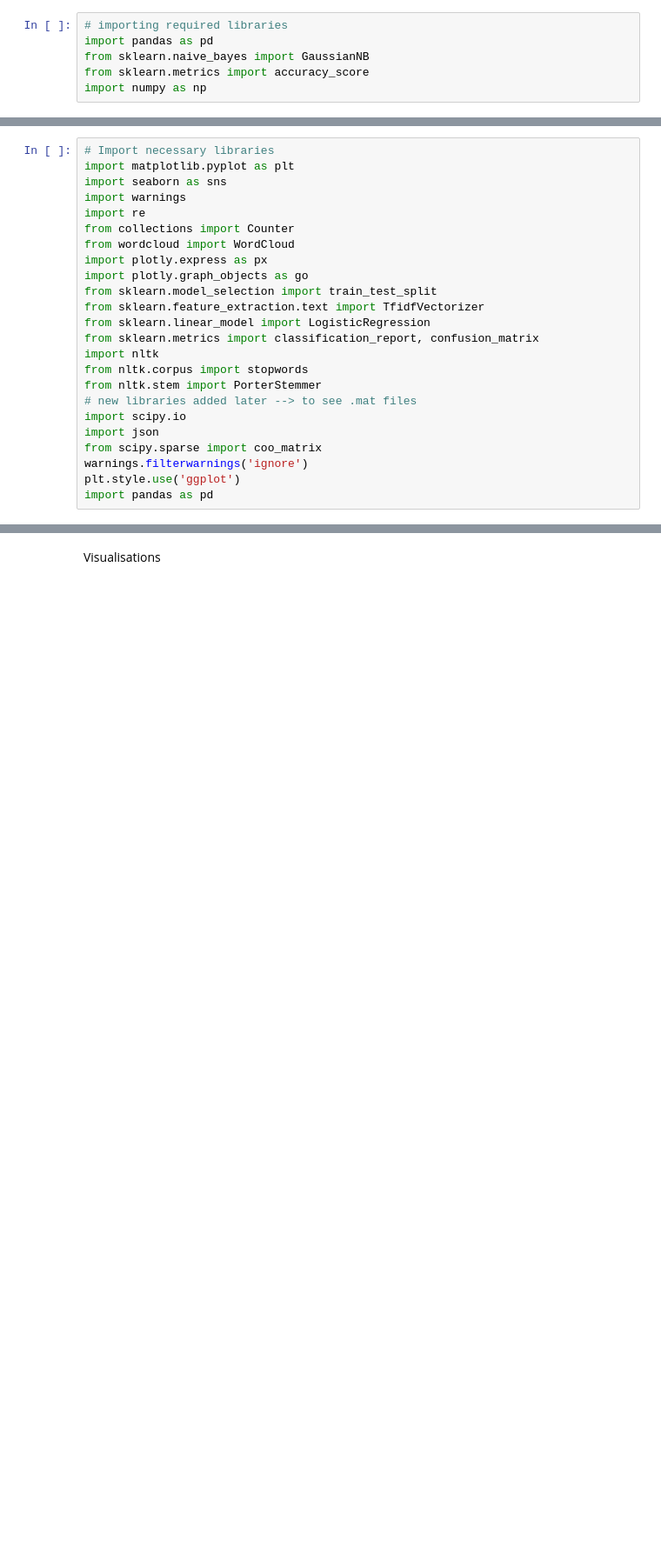
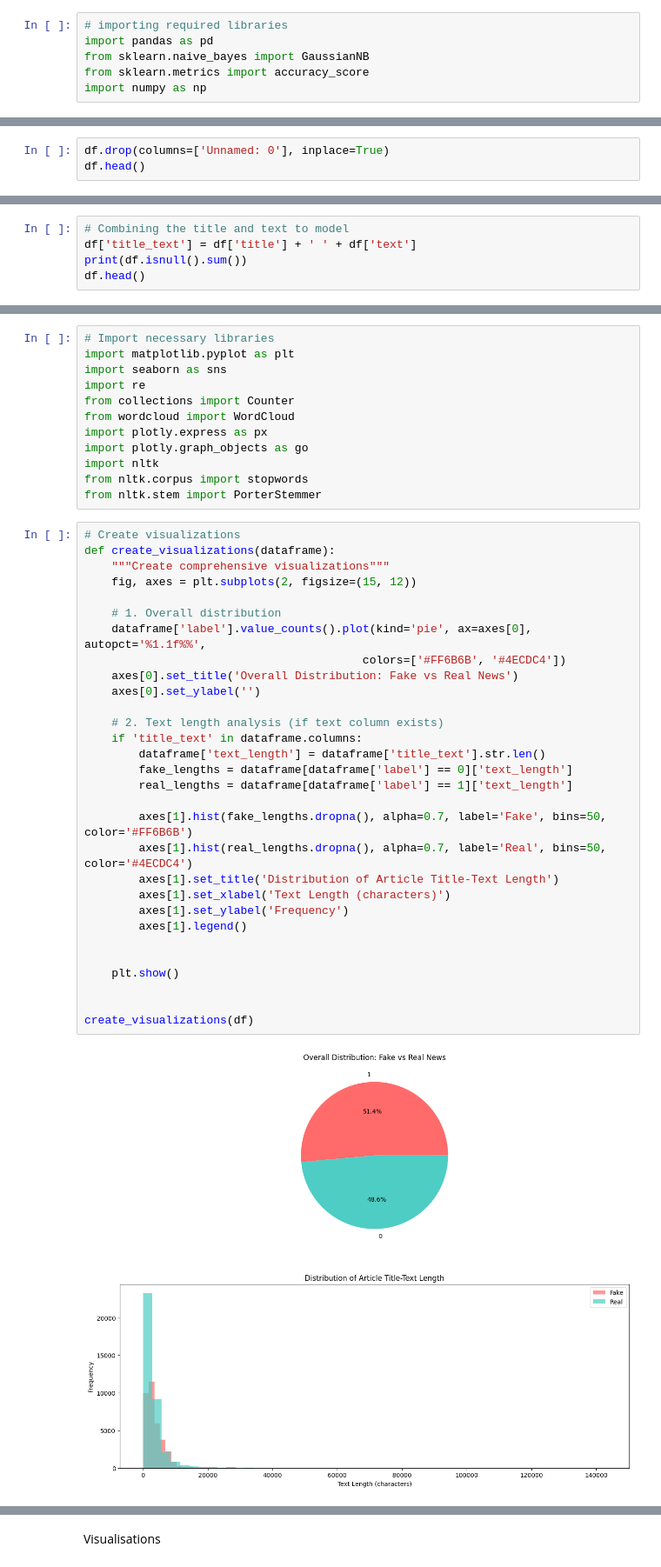
Before and after one commit to saamm/FakeNewsDetector, a Jupyter notebook: Preprocess_data.ipynb, the cells around one changed output, grey strips where cells are left out. Shown at 87% size. Cells and saved outputs as stored; diff of their text form; blank space fills up the shorter version.

```diff
--- a/Preprocess_data.ipynb
+++ b/Preprocess_data.ipynb
@@ -220,0 +37,3 @@ Columns available: ['id', 'title', 'text', 'url', 'top_img', 'authors', 'source'
+# %%
+df.drop(columns=['Unnamed: 0'], inplace=True)
+df.head()
@@ -220,0 +58,5 @@ Columns available: ['id', 'title', 'text', 'url', 'top_img', 'authors', 'source'
+# %%
+# Combining the title and text to model
+df['title_text'] = df['title'] + ' ' + df['text']
+print(df.isnull().sum())
+df.head()
@@ -222,23 +88,43 @@ Columns available: ['id', 'title', 'text', 'url', 'top_img', 'authors', 'source'
 # Import necessary libraries
 import matplotlib.pyplot as plt
 import seaborn as sns
-import warnings
 import re
 from collections import Counter
 from wordcloud import WordCloud
 import plotly.express as px
 import plotly.graph_objects as go
-from sklearn.model_selection import train_test_split
-from sklearn.feature_extraction.text import TfidfVectorizer
-from sklearn.linear_model import LogisticRegression
-from sklearn.metrics import classification_report, confusion_matrix
 import nltk
 from nltk.corpus import stopwords
 from nltk.stem import PorterStemmer
-# new libraries added later --> to see .mat files
-import scipy.io
-import json
-from scipy.sparse import coo_matrix
-warnings.filterwarnings('ignore')
-plt.style.use('ggplot')
-import pandas as pd
+# %%
+# Create visualizations
+def create_visualizations(dataframe):
+    """Create comprehensive visualizations"""
+    fig, axes = plt.subplots(2, figsize=(15, 12))
+
+    # 1. Overall distribution
+    dataframe['label'].value_counts().plot(kind='pie', ax=axes[0], autopct='%1.1f%%',
+                                         colors=['#FF6B6B', '#4ECDC4'])
+    axes[0].set_title('Overall Distribution: Fake vs Real News')
+    axes[0].set_ylabel('')
+
+    # 2. Text length analysis (if text column exists)
+    if 'title_text' in dataframe.columns:
+        dataframe['text_length'] = dataframe['title_text'].str.len()
+        fake_lengths = dataframe[dataframe['label'] == 0]['text_length']
+        real_lengths = dataframe[dataframe['label'] == 1]['text_length']
+
+        axes[1].hist(fake_lengths.dropna(), alpha=0.7, label='Fake', bins=50, color='#FF6B6B')
+        axes[1].hist(real_lengths.dropna(), alpha=0.7, label='Real', bins=50, color='#4ECDC4')
+        axes[1].set_title('Distribution of Article Title-Text Length')
+        axes[1].set_xlabel('Text Length (characters)')
+        axes[1].set_ylabel('Frequency')
+        axes[1].legend()
+
+
+    plt.show()
+
+
+create_visualizations(df)
+# %% [output]
+[figure, added]
```
Also changed, not shown: parts of 52 cells of this notebook.
